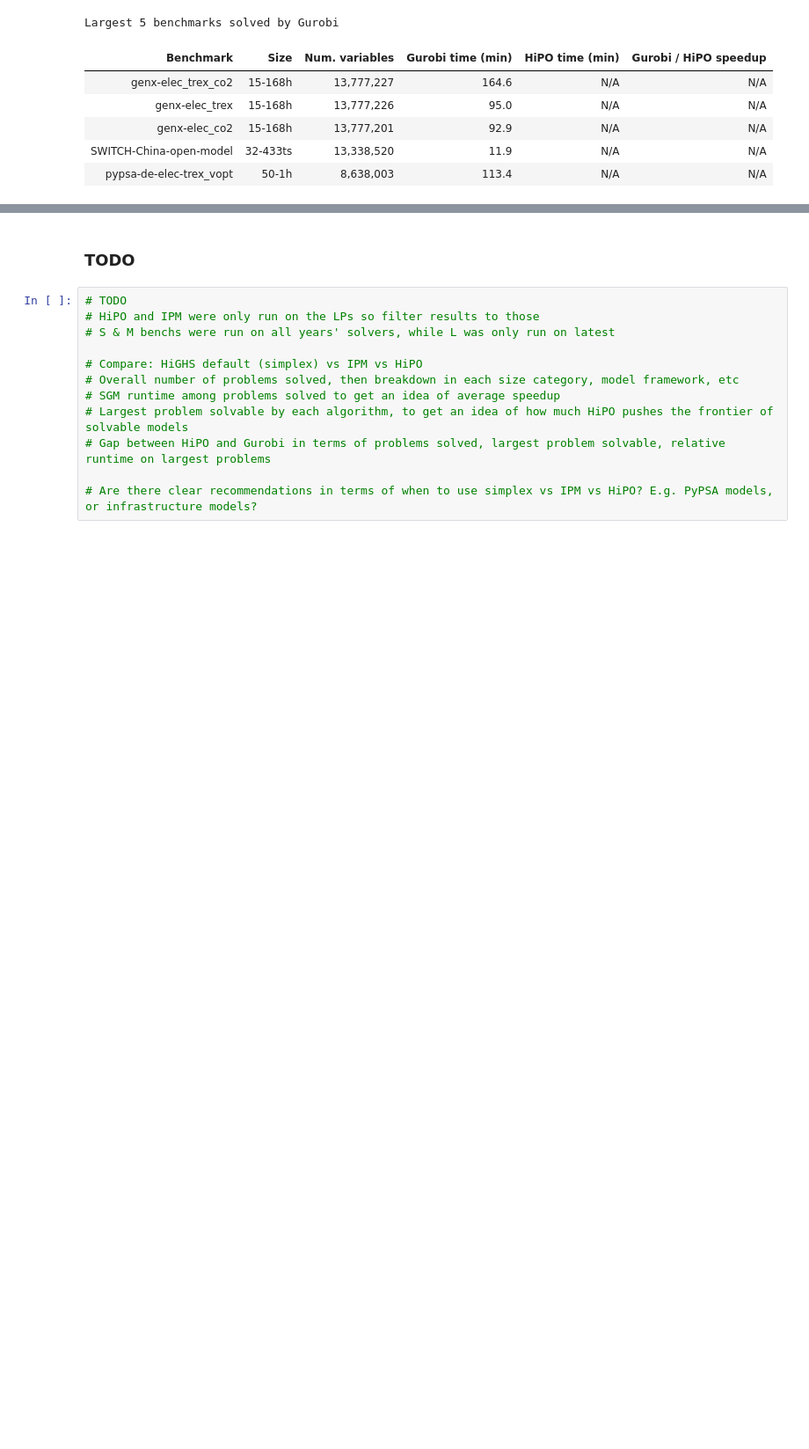
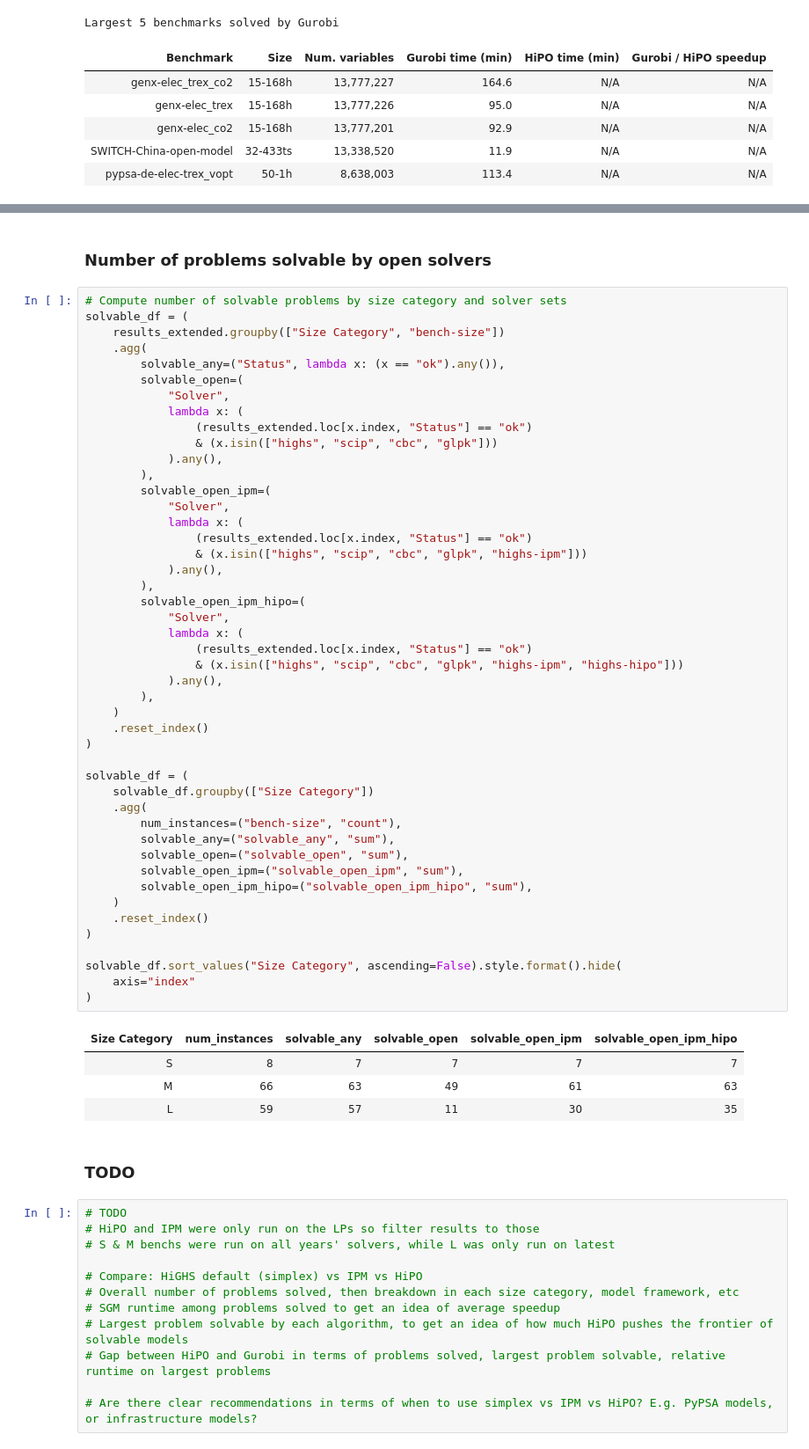
Before and after one commit to open-energy-transition/solver-benchmark, a Jupyter notebook: notebooks/higs-hipo-runs.ipynb, the cells around one changed output, grey strips where cells are left out. Shown at 88% size. Cells and saved outputs as stored; diff of their text form; blank space fills up the shorter version.

```diff
--- a/notebooks/higs-hipo-runs.ipynb
+++ b/notebooks/higs-hipo-runs.ipynb
@@ -1751,3 +1684,56 @@ _display_runtime_comparison(
+# %% [markdown]
+### Number of problems solvable by open solvers
+# %%
+# Compute number of solvable problems by size category and solver sets
+solvable_df = (
+    results_extended.groupby(["Size Category", "bench-size"])
+    .agg(
+        solvable_any=("Status", lambda x: (x == "ok").any()),
+        solvable_open=(
+            "Solver",
+            lambda x: (
+                (results_extended.loc[x.index, "Status"] == "ok")
+                & (x.isin(["highs", "scip", "cbc", "glpk"]))
+            ).any(),
+        ),
+        solvable_open_ipm=(
+            "Solver",
+            lambda x: (
+                (results_extended.loc[x.index, "Status"] == "ok")
+                & (x.isin(["highs", "scip", "cbc", "glpk", "highs-ipm"]))
+            ).any(),
+        ),
+        solvable_open_ipm_hipo=(
+            "Solver",
+            lambda x: (
+                (results_extended.loc[x.index, "Status"] == "ok")
+                & (x.isin(["highs", "scip", "cbc", "glpk", "highs-ipm", "highs-hipo"]))
+            ).any(),
+        ),
+    )
+    .reset_index()
+)
+
+solvable_df = (
+    solvable_df.groupby(["Size Category"])
+    .agg(
+        num_instances=("bench-size", "count"),
+        solvable_any=("solvable_any", "sum"),
+        solvable_open=("solvable_open", "sum"),
+        solvable_open_ipm=("solvable_open_ipm", "sum"),
+        solvable_open_ipm_hipo=("solvable_open_ipm_hipo", "sum"),
+    )
+    .reset_index()
+)
+
+solvable_df.sort_values("Size Category", ascending=False).style.format().hide(
+    axis="index"
+)
+# %% [output]
+| Size Category | num_instances | solvable_any | solvable_open | solvable_open_ipm | solvable_open_ipm_hipo |
+| S | 8 | 7 | 7 | 7 | 7 |
+| M | 66 | 63 | 49 | 61 | 63 |
+| L | 59 | 57 | 11 | 30 | 35 |
 # %% [markdown]
 ### TODO
 # %%
```
Also changed, not shown: parts of 14 cells of this notebook, 3 other files.
